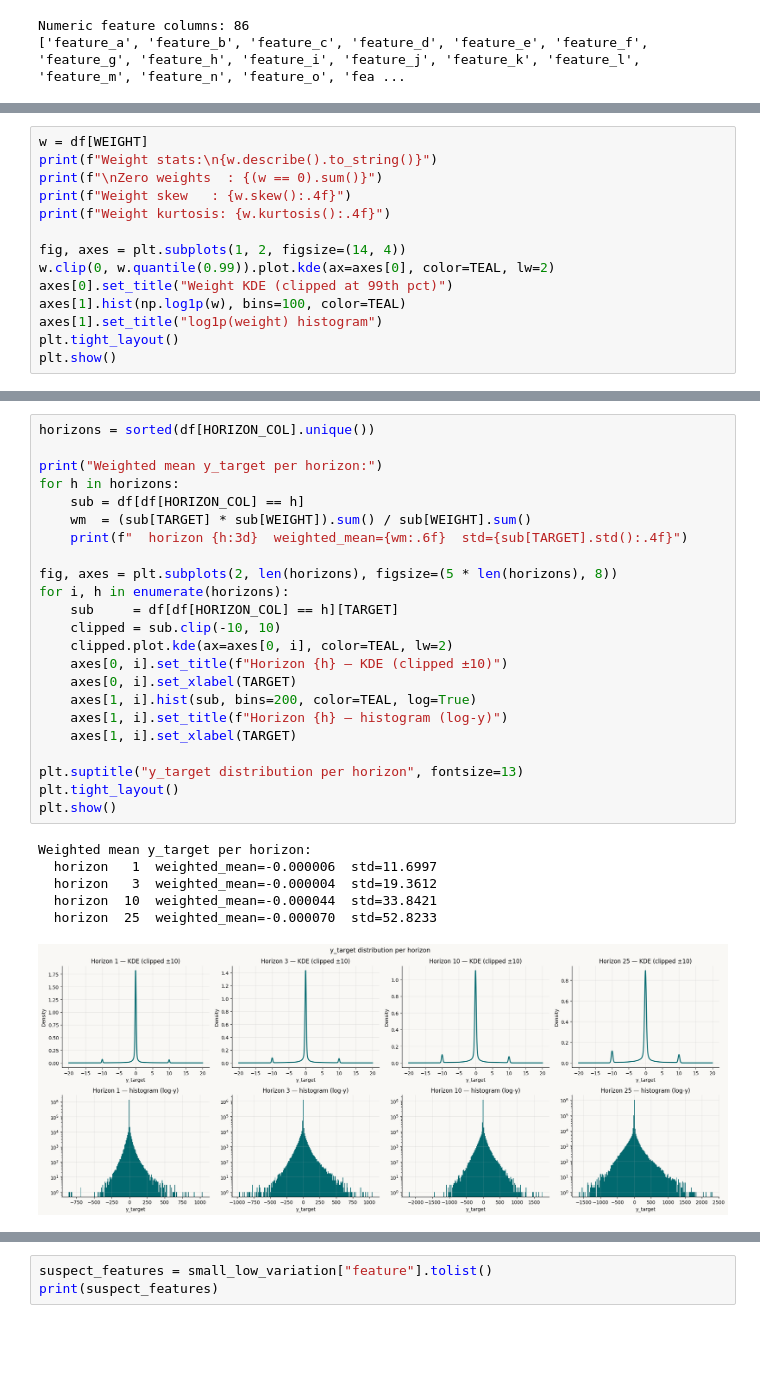
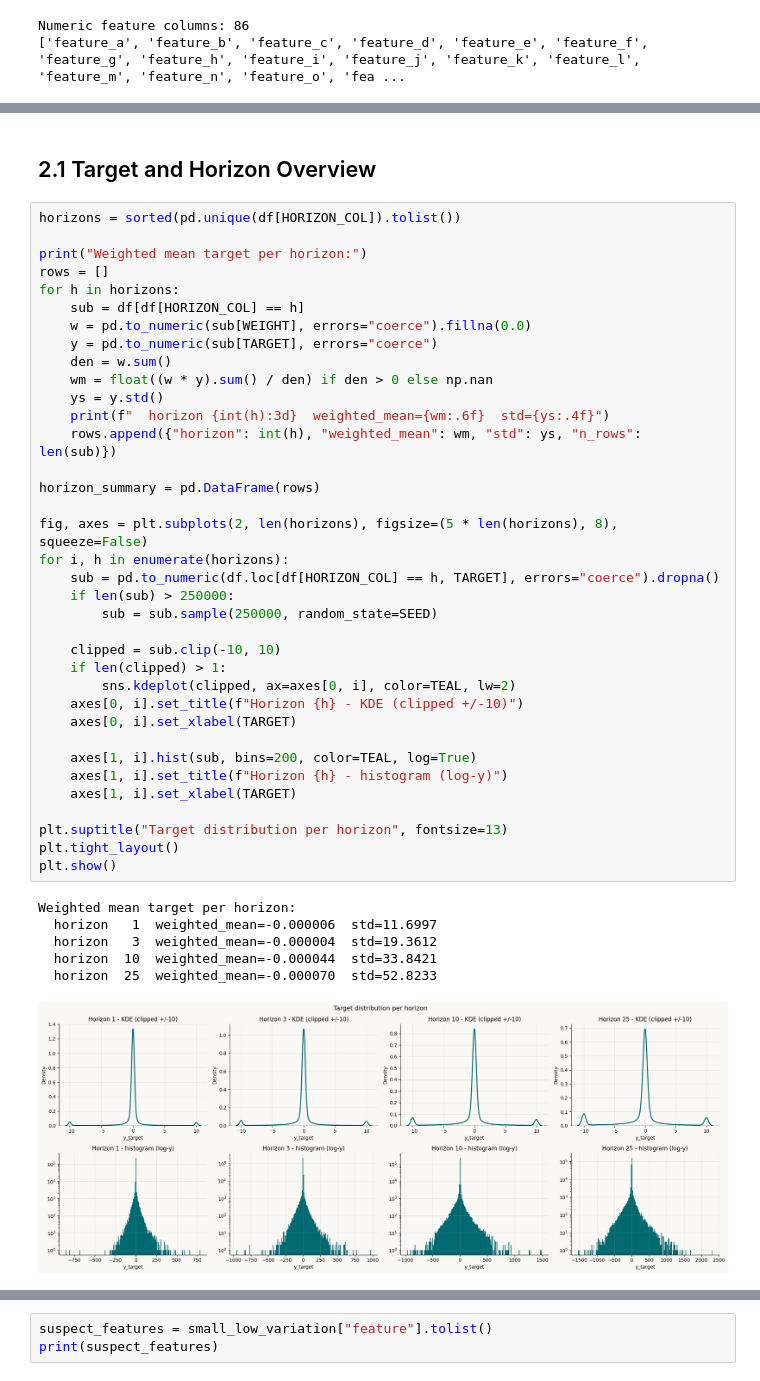
Before and after one commit to MartaTeo/Practical_DL, a Jupyter notebook: merged.ipynb, the cells around one changed output, grey strips where cells are left out. Saved outputs shown, nothing was run; the diff lists cells and outputs as text; blank space fills up the shorter version.

```diff
--- a/merged.ipynb
+++ b/merged.ipynb
@@ -151,14 +93,0 @@ max            1.0
-# %%
-w = df[WEIGHT]
-print(f"Weight stats:\n{w.describe().to_string()}")
-print(f"\nZero weights  : {(w == 0).sum()}")
-print(f"Weight skew   : {w.skew():.4f}")
-print(f"Weight kurtosis: {w.kurtosis():.4f}")
-
-fig, axes = plt.subplots(1, 2, figsize=(14, 4))
-w.clip(0, w.quantile(0.99)).plot.kde(ax=axes[0], color=TEAL, lw=2)
-axes[0].set_title("Weight KDE (clipped at 99th pct)")
-axes[1].hist(np.log1p(w), bins=100, color=TEAL)
-axes[1].set_title("log1p(weight) histogram")
-plt.tight_layout()
-plt.show()
@@ -180,30 +140,45 @@ Weight kurtosis: 5318967.5699
+# %% [markdown]
+## 2.1 Target and Horizon Overview
 # %%
-horizons = sorted(df[HORIZON_COL].unique())
+horizons = sorted(pd.unique(df[HORIZON_COL]).tolist())
 
-print("Weighted mean y_target per horizon:")
+print("Weighted mean target per horizon:")
+rows = []
 for h in horizons:
     sub = df[df[HORIZON_COL] == h]
-    wm  = (sub[TARGET] * sub[WEIGHT]).sum() / sub[WEIGHT].sum()
-    print(f"  horizon {h:3d}  weighted_mean={wm:.6f}  std={sub[TARGET].std():.4f}")
+    w = pd.to_numeric(sub[WEIGHT], errors="coerce").fillna(0.0)
+    y = pd.to_numeric(sub[TARGET], errors="coerce")
+    den = w.sum()
+    wm = float((w * y).sum() / den) if den > 0 else np.nan
+    ys = y.std()
+    print(f"  horizon {int(h):3d}  weighted_mean={wm:.6f}  std={ys:.4f}")
+    rows.append({"horizon": int(h), "weighted_mean": wm, "std": ys, "n_rows": len(sub)})
 
-fig, axes = plt.subplots(2, len(horizons), figsize=(5 * len(horizons), 8))
+horizon_summary = pd.DataFrame(rows)
+
+fig, axes = plt.subplots(2, len(horizons), figsize=(5 * len(horizons), 8), squeeze=False)
 for i, h in enumerate(horizons):
-    sub     = df[df[HORIZON_COL] == h][TARGET]
+    sub = pd.to_numeric(df.loc[df[HORIZON_COL] == h, TARGET], errors="coerce").dropna()
+    if len(sub) > 250000:
+        sub = sub.sample(250000, random_state=SEED)
+
     clipped = sub.clip(-10, 10)
-    clipped.plot.kde(ax=axes[0, i], color=TEAL, lw=2)
-    axes[0, i].set_title(f"Horizon {h} — KDE (clipped ±10)")
+    if len(clipped) > 1:
+        sns.kdeplot(clipped, ax=axes[0, i], color=TEAL, lw=2)
+    axes[0, i].set_title(f"Horizon {h} - KDE (clipped +/-10)")
     axes[0, i].set_xlabel(TARGET)
+
     axes[1, i].hist(sub, bins=200, color=TEAL, log=True)
-    axes[1, i].set_title(f"Horizon {h} — histogram (log-y)")
+    axes[1, i].set_title(f"Horizon {h} - histogram (log-y)")
     axes[1, i].set_xlabel(TARGET)
 
-plt.suptitle("y_target distribution per horizon", fontsize=13)
+plt.suptitle("Target distribution per horizon", fontsize=13)
 plt.tight_layout()
 plt.show()
 # %% [output]
-Weighted mean y_target per horizon:
+Weighted mean target per horizon:
   horizon   1  weighted_mean=-0.000006  std=11.6997
   horizon   3  weighted_mean=-0.000004  std=19.3612
   horizon  10  weighted_mean=-0.000044  std=33.8421
   horizon  25  weighted_mean=-0.000070  std=52.8233
-[figure, old version]
+[figure, new version]
```
Also changed, not shown: parts of 112 cells of this notebook.
